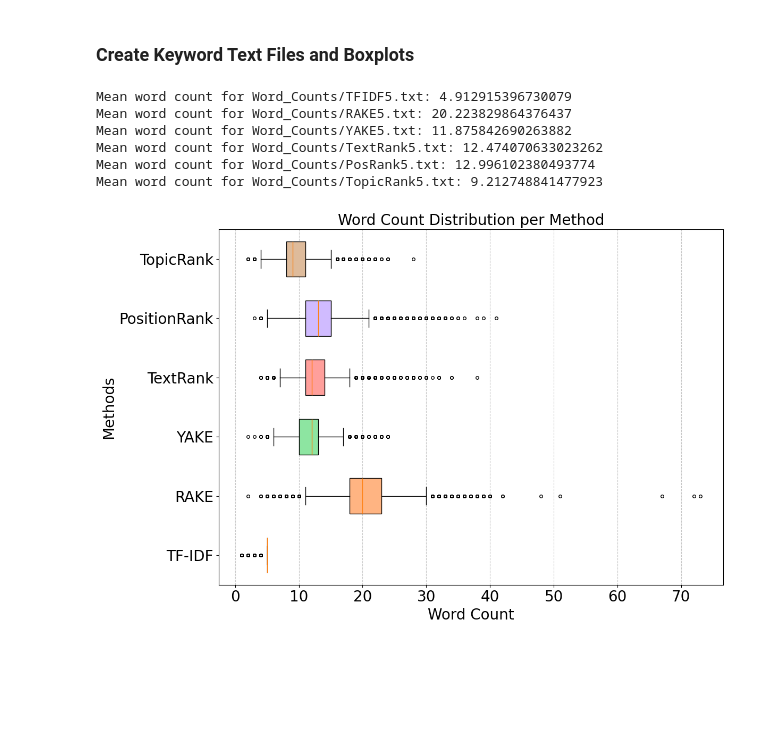
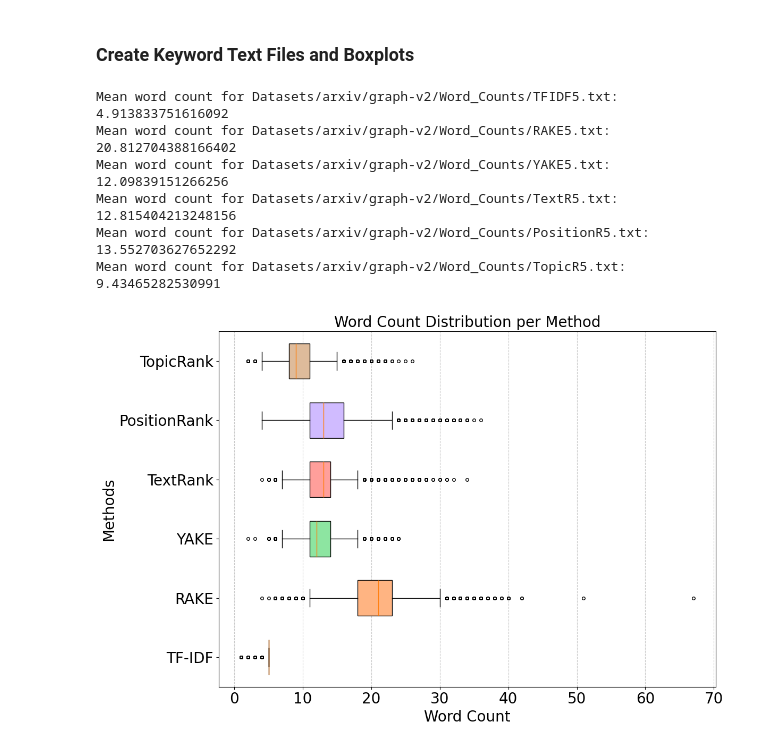
Before and after one commit to GeorgeM2000/Automatic-Keyword-Extraction, a Jupyter notebook: Automatic_Keyword_Extraction_for_Citation_Graphs.ipynb, the cells around one changed output. Cells and saved outputs as stored; diff of their text form; code cells hidden in the pictures; blank space fills up the shorter version.

```diff
--- a/Automatic_Keyword_Extraction_for_Citation_Graphs.ipynb
+++ b/Automatic_Keyword_Extraction_for_Citation_Graphs.ipynb
@@ -1175,10 +1155,4 @@ save_keywords_to_files(tfidf_keywords, 'ArXiv_Citation_Graph/graph-v1/TFIDF5.txt
 # %%
-"""
-
-Vertical boxplots
-
-"""
-
 def analyze_word_counts(filenames):
     # Store word counts for each file
     word_counts_per_file = []
@@ -1207,53 +1181,53 @@ def analyze_word_counts(filenames):
     # Customize flier (outlier) properties
     flierprops = dict(marker='o', markersize=4, linestyle='none', markeredgecolor='black')
 
-
-     # Create boxplots
+    # Create horizontal boxplots
     plt.figure(figsize=(12, 8))  # Increase figure size
     colors = sns.color_palette("pastel", len(filenames))  # Generate distinct colors
-    boxplots = plt.boxplot(word_counts_per_file, patch_artist=True, widths=0.6, flierprops=flierprops)
+    boxplots = plt.boxplot(word_counts_per_file, patch_artist=True, widths=0.6, flierprops=flierprops, vert=False)
 
     # Apply colors to the boxes
     for patch, color in zip(boxplots['boxes'], colors):
         patch.set_facecolor(color)
 
     # Add gridlines
-    plt.grid(axis='y', linestyle='--', alpha=0.7)
+    plt.grid(axis='x', linestyle='--', alpha=0.7)
 
-    # Customize x-axis labels
-    plt.xticks(
+    # Customize y-axis labels (since plot is now horizontal)
+    plt.yticks(
         ticks=range(1, len(filenames) + 1),
-        labels=[f"{label}" for label in labels],  # Simplified names
-        rotation=45,
-        ha="right",
+        labels=labels,  # Simplified names
         fontsize=20
     )
 
     # Add title and labels
     plt.title("Word Count Distribution per Method", fontsize=20)
-    plt.ylabel("Word Count", fontsize=20)
-    plt.xlabel("Methods", fontsize=20)
-    plt.yticks(fontsize=20)
+    plt.xlabel("Word Count", fontsize=20)
+    plt.ylabel("Methods", fontsize=20)
+    plt.xticks(fontsize=20)
     plt.tight_layout()
 
-    plt.savefig('BoxPlots10.svg', format="svg")
+    # Save plots
+    plt.savefig('Datasets/arxiv/graph-v2/Box_Plots_Graph-V2_K5.svg', format="svg")
+    plt.savefig('Datasets/arxiv/graph-v2/Box_Plots_Graph-V2_K5.png', format="png")
+    plt.savefig('Datasets/arxiv/graph-v2/Box_Plots_Graph-V2_K5.jpg', format="jpg")
 
     # Show plot
     plt.show()
 # %%
 analyze_word_counts([
-    'Word_Counts/TFIDF5.txt',
-    'Word_Counts/RAKE5.txt',
-    'Word_Counts/YAKE5.txt',
-    'Word_Counts/TextRank5.txt',
-    'Word_Counts/PosRank5.txt',
-    'Word_Counts/TopicRank5.txt'
+    'Datasets/arxiv/graph-v2/Word_Counts/TFIDF5.txt',
+    'Datasets/arxiv/graph-v2/Word_Counts/RAKE5.txt',
+    'Datasets/arxiv/graph-v2/Word_Counts/YAKE5.txt',
+    'Datasets/arxiv/graph-v2/Word_Counts/TextR5.txt',
+    'Datasets/arxiv/graph-v2/Word_Counts/PositionR5.txt',
+    'Datasets/arxiv/graph-v2/Word_Counts/TopicR5.txt'
 ])
 # %% [output]
-Mean word count for Word_Counts/TFIDF5.txt: 4.912915396730079
-Mean word count for Word_Counts/RAKE5.txt: 20.223829864376437
-Mean word count for Word_Counts/YAKE5.txt: 11.875842690263882
-Mean word count for Word_Counts/TextRank5.txt: 12.474070633023262
-Mean word count for Word_Counts/PosRank5.txt: 12.996102380493774
-Mean word count for Word_Counts/TopicRank5.txt: 9.212748841477923
+Mean word count for Datasets/arxiv/graph-v2/Word_Counts/TFIDF5.txt: 4.913833751616092
+Mean word count for Datasets/arxiv/graph-v2/Word_Counts/RAKE5.txt: 20.812704388166402
+Mean word count for Datasets/arxiv/graph-v2/Word_Counts/YAKE5.txt: 12.09839151266256
+Mean word count for Datasets/arxiv/graph-v2/Word_Counts/TextR5.txt: 12.815404213248156
+Mean word count for Datasets/arxiv/graph-v2/Word_Counts/PositionR5.txt: 13.552703627652292
+Mean word count for Datasets/arxiv/graph-v2/Word_Counts/TopicR5.txt: 9.43465282530991
-[figure, old version]
+[figure, new version]
```
Also changed, not shown: parts of 41 cells of this notebook, 3 other files.
